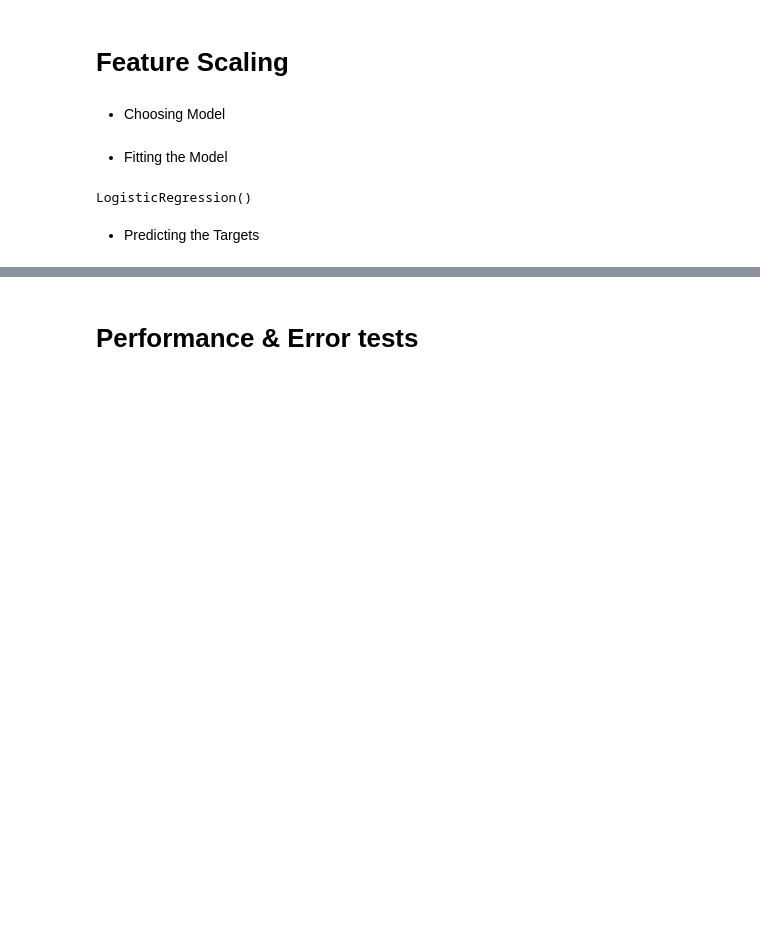
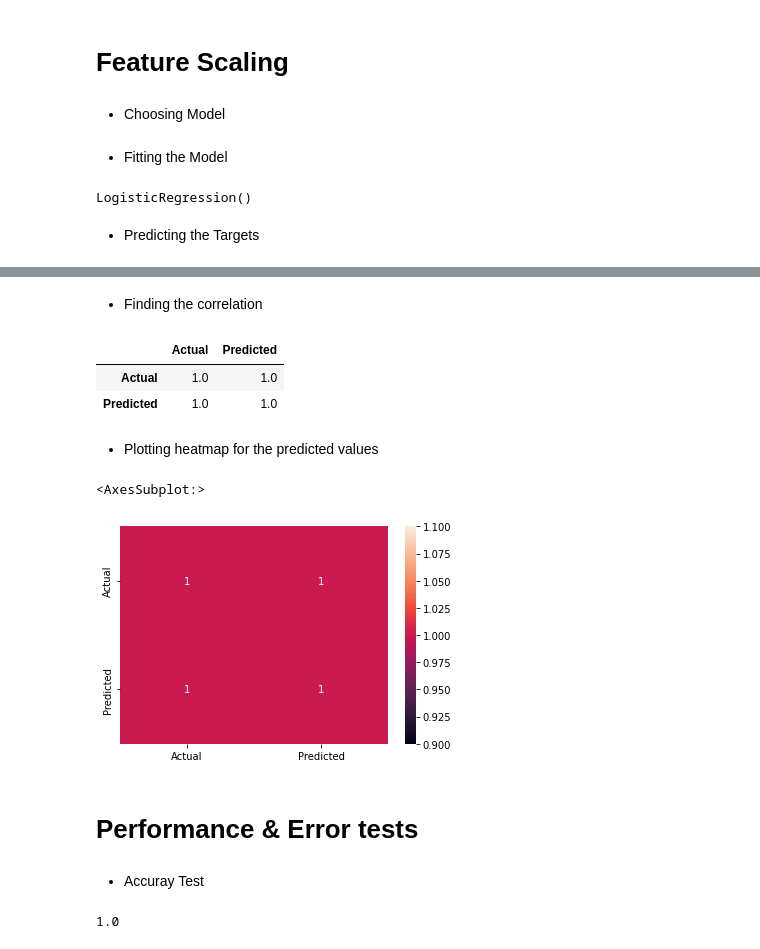
Before and after one commit to Naveen-Karanamu/Iris-Species-Prediction, a Jupyter notebook: main.ipynb, the cells around one changed output, grey strips where cells are left out. Cells and saved outputs as stored; diff of their text form; code cells hidden in the pictures; blank space fills up the shorter version.

```diff
--- a/main.ipynb
+++ b/main.ipynb
@@ -183,7 +183,7 @@ y=np.array(newdf.iloc[:,4].values)
 # %% [markdown]
 * Splitting the data
 # %%
-x_train,x_test,y_train,y_test=train_test_split(x,y,test_size=0.2,random_state=1)
+x_train,x_test,y_train,y_test=train_test_split(x,y,test_size=0.1,random_state=1)
 # %% [markdown]
 # Feature Scaling
 # %%
@@ -207,0 +210,2 @@ y_pred=Classifier.predict(x_test)
+# %%
+look=pd.DataFrame({"Actual":y_test,'Predicted':y_pred})
@@ -208,2 +231,23 @@ y_pred=Classifier.predict(x_test)
+# %% [markdown]
+* Finding the correlation
+# %%
+look.corr()
+# %% [output]
+|  | Actual | Predicted |
+| Actual | 1.0 | 1.0 |
+| Predicted | 1.0 | 1.0 |
+# %% [markdown]
+* Plotting heatmap for the predicted values
+# %%
+sns.heatmap(look.corr(),annot=True)
+# %% [output]
+<AxesSubplot:>
+[figure, added]
 # %% [markdown]
 # Performance & Error tests
+# %% [markdown]
+* Accuray Test
+# %%
+Classifier.score(x_test,y_test)
+# %% [output]
+1.0
```
Also changed, not shown: parts of 2 cells of this notebook.
